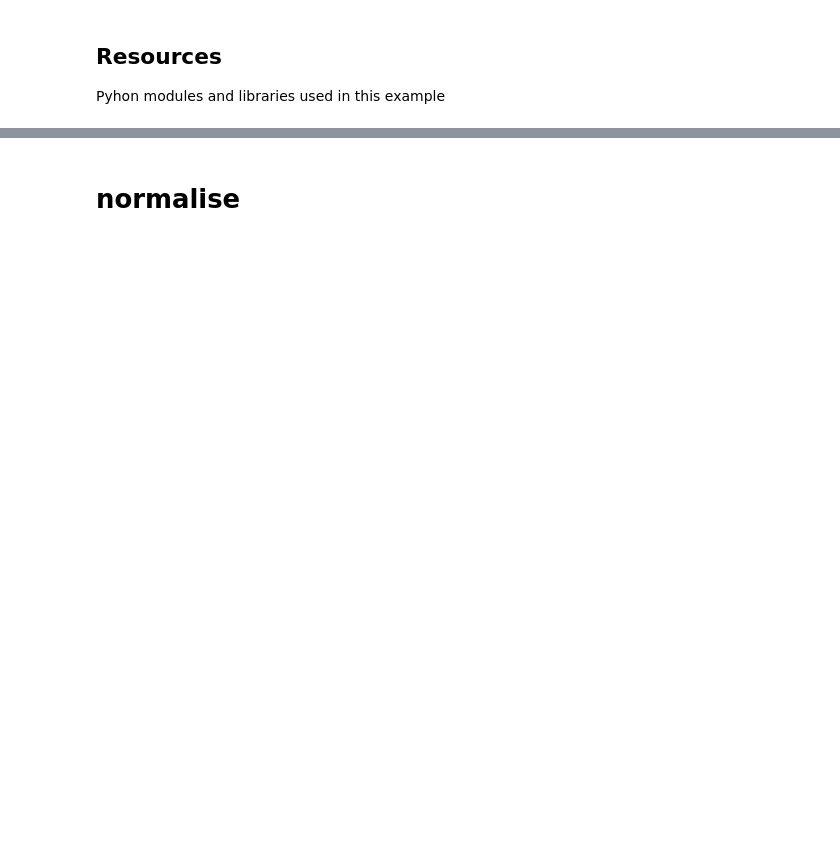
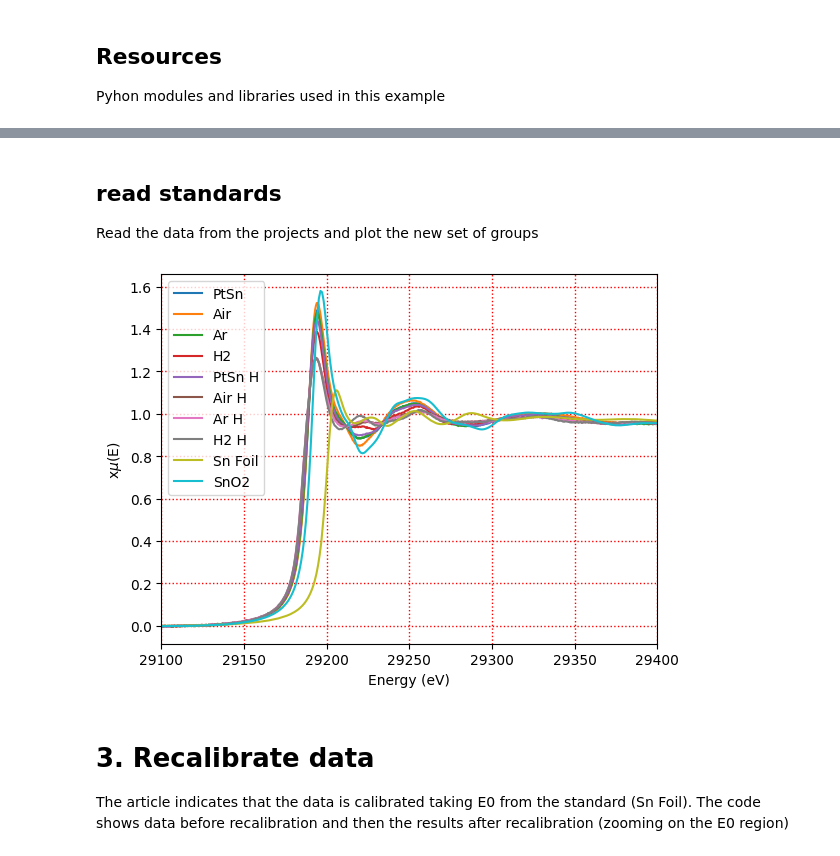
Before and after one commit to scman1/psdi_webinar, a Jupyter notebook: e02_XANES/XANES_Analysis.ipynb, the cells around one changed output, grey strips where cells are left out. Cells and saved outputs as stored; diff of their text form; code cells hidden in the pictures; blank space fills up the shorter version.

```diff
--- a/e02_XANES/XANES_Analysis.ipynb
+++ b/e02_XANES/XANES_Analysis.ipynb
@@ -177,7 +117,0 @@ SnO2 E0: 29191.3
-# %%
-for a_group in snkedge_data:
-   plt = athenamgr.plot_mu(snkedge_data[a_group])
-
-plt.title("")
-plt.xlim([28990, 29800])
-plt.show()
@@ -186,2 +140,32 @@ plt.show()
+# %% [markdown]
+## read standards
+Read the data from the projects and plot the new set of groups
+# %%
+project_path = Path(json_standards["data_mapping"]["data_path"])
+
+for a_mapping in json_standards["data_mapping"]["file_mappings"]:
+    # project file name
+    project_name = a_mapping['file_name']
+    # name assigned to the readings for processing and display
+    data_group =  a_mapping['group']
+    # the group names use underscores instead of spaces and periods
+    # in athena file
+    group_name =  a_mapping['group_name']
+    # read each group from the corresponding project file
+    athena_project = athenamgr.read_project(Path(project_path,project_name))
+
+    snkedge_data[data_group] = athenamgr.get_group(athena_project, group_name)
+    snkedge_data[data_group].filename = data_group
+
+for a_group in snkedge_data:
+   plt = athenamgr.plot_normalised(snkedge_data[a_group])
+
+plt.title("")
+plt.xlim([29100, 29400])
+plt.show()
+# %% [output]
+[figure, added]
 # %% [markdown]
-# normalise
+# 3. Recalibrate data
+The article indicates that the data is calibrated taking E0 from the standard (Sn Foil).
+The code shows data before recalibration and then the results after recalibration (zooming on the E0 region)
```
Also changed, not shown: parts of 21 cells of this notebook, 7 other files.
